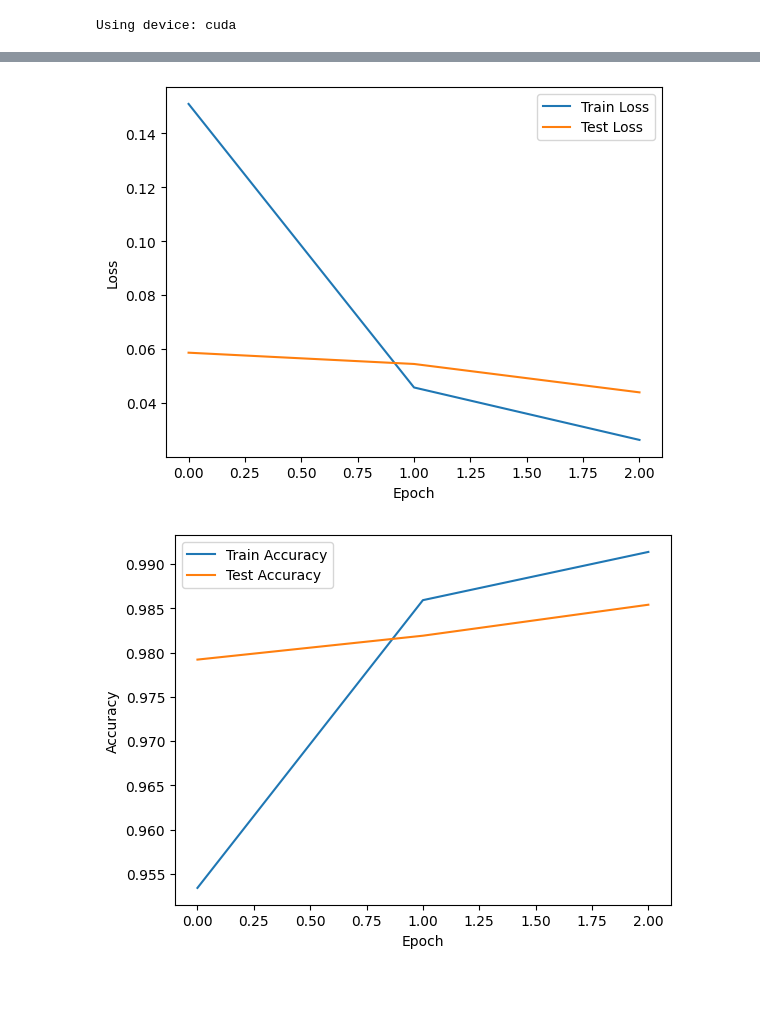
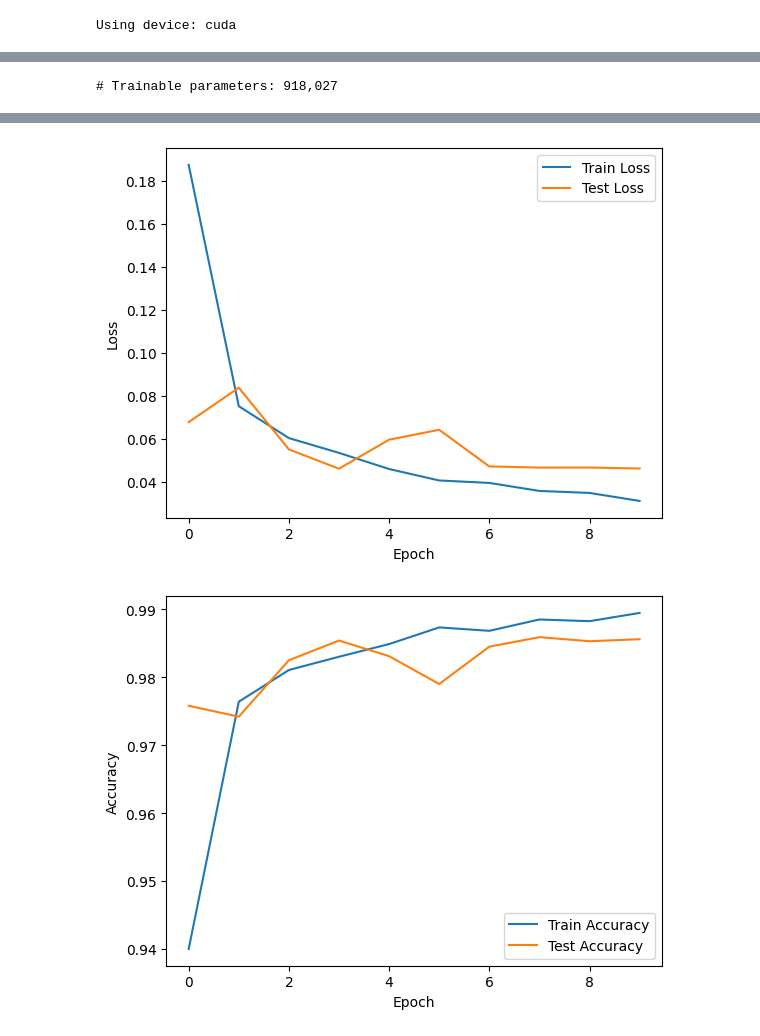
Before and after one commit to chinmay8bit/discrete-diffusion-smc-experiments, a Jupyter notebook: training_scripts/train_binarized_mnist_classifier.ipynb, the cells around one changed output, grey strips where cells are left out. Cells and saved outputs as stored; diff of their text form; code cells hidden in the pictures; blank space fills up the shorter version.

Commit message:
update binarized mnist classifier

```diff
--- a/training_scripts/train_binarized_mnist_classifier.ipynb
+++ b/training_scripts/train_binarized_mnist_classifier.ipynb
@@ -48,3 +48,18 @@ cudnn.deterministic = True
 random.seed(42)
 # %% [output]
 Using device: cuda
+# %%
+from datasets.binarized_mnist import build_dataloaders
+train_loader, test_loader = build_dataloaders(batch_size=100, add_noise=True)
+
+# Visualize samples
+images, labels = next(iter(train_loader))
+
+# Make a grid of images
+grid = utils.make_grid(images, nrow=10, padding=2)
+
+# Plot the grid
+plt.figure(figsize=(8,8))
+plt.imshow(grid.permute(1, 2, 0).squeeze(), cmap="gray")
+plt.axis('off')
+plt.show()
@@ -53,17 +70,24 @@ from models.reward_models.binarized_mnist_classifier import BinarizedMNISTClassi
 import torch
 
 batch_size = 64
-epochs = 3
+epochs = 10
 lr = 1e-3
 
 model = BinarizedMNISTClassifier().to(device)
 
 optimizer = torch.optim.Adam(model.parameters(), lr=lr)
 criterion = torch.nn.CrossEntropyLoss()
+# %%
+def count_parameters(model):
+    return sum(p.numel() for p in model.parameters() if p.requires_grad)
+
+print(f"# Trainable parameters: {count_parameters(model):,}")
+# %% [output]
+# Trainable parameters: 918,027
 # %%
 from datasets.binarized_mnist import build_dataloaders
 
-train_loader, test_loader = build_dataloaders(batch_size=batch_size)
+train_loader, test_loader = build_dataloaders(batch_size=batch_size, add_noise=True)
 
 train_losses = []
 test_losses = []
@@ -145,4 +176,4 @@ Epoch 3/3 | Train Loss: 0.0262, Accuracy: 99.14% | Test Loss: 0.0439, Accuracy:
-[figure, old version]
+[figure, new version]
-[figure, old version]
+[figure, new version]
 # %%
 # store model weights
```
Also changed, not shown: parts of 3 cells of this notebook, 2 other files.
